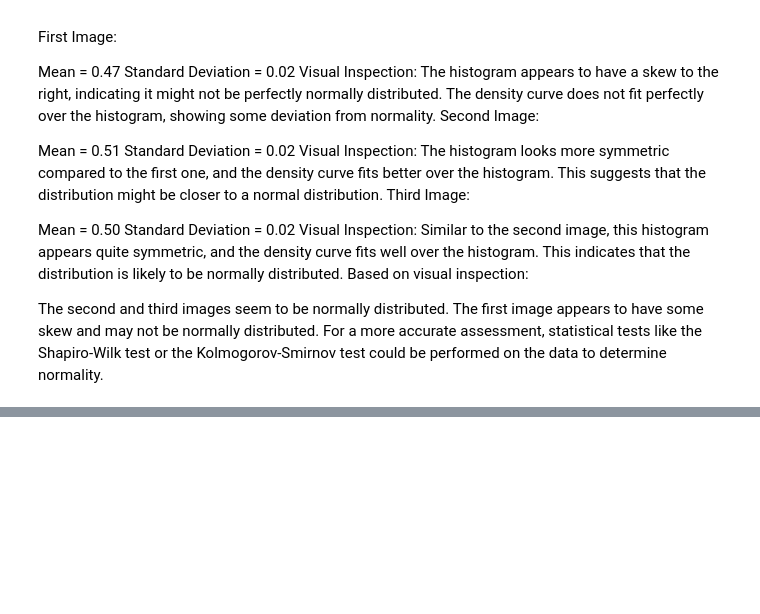
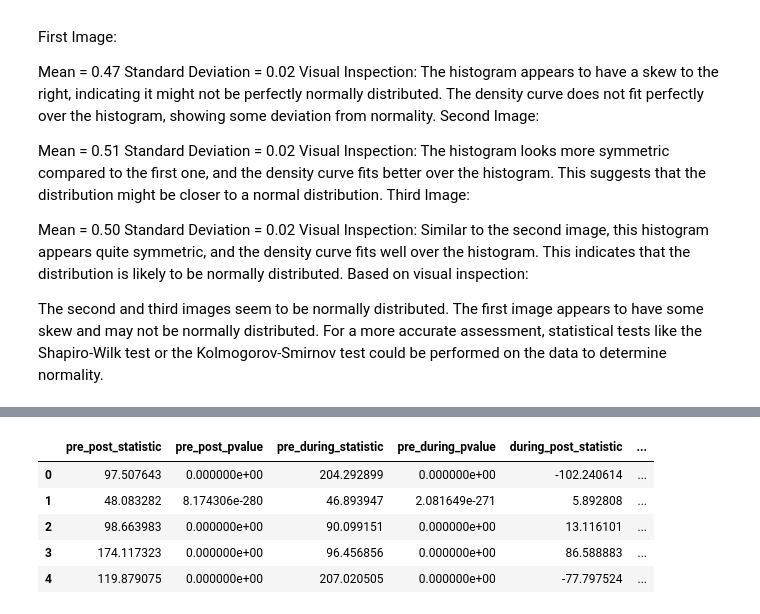
Before and after one commit to SoroushZiaee/vielight_close_loop, a Jupyter notebook: notebooks/permutation_analysis.ipynb, the cells around one changed output, grey strips where cells are left out. Drawn from its saved outputs; the diff is of its cells as text; code cells hidden in the pictures; blank space fills up the shorter version.

```diff
--- a/notebooks/permutation_analysis.ipynb
+++ b/notebooks/permutation_analysis.ipynb
@@ -391,0 +267,43 @@ only using indices for lower-triangular matrix
+# %%
+import os
+import pickle
+import pandas as pd
+from glob import glob
+
+def load_pickle_file(filename):
+    with open(filename, 'rb') as f:
+        return pickle.load(f)
+
+
+def process_pickle_files(directory, pattern='permutation_results_*.pkl'):
+    all_data = []
+
+    # Get all matching pickle files in the directory
+    pickle_files = glob(os.path.join(directory, pattern))
+
+    for file in pickle_files:
+        data = load_pickle_file(file)
+        for item in data:
+            flattened_item = {}
+            for key, value in item.items():
+                if isinstance(value, tuple):
+                    flattened_item[f'{key}_statistic'] = value[0]
+                    flattened_item[f'{key}_pvalue'] = value[1]
+                else:
+                    flattened_item[key] = value
+            flattened_item['source_file'] = os.path.basename(file)
+            all_data.append(flattened_item)
+
+    return pd.DataFrame(all_data)
+
+directory = "/Users/soroush/Documents/Code/freelance-project/vielight/vielight_close_loop/results/permutation_conditions"
+df = process_pickle_files(directory)
+# %%
+df.head()
+# %% [output]
+|  | pre_post_statistic | pre_post_pvalue | pre_during_statistic | pre_during_pvalue | during_post_statistic | ... |
+| 0 | 97.507643 | 0.000000e+00 | 204.292899 | 0.000000e+00 | -102.240614 | ... |
+| 1 | 48.083282 | 8.174306e-280 | 46.893947 | 2.081649e-271 | 5.892808 | ... |
+| 2 | 98.663983 | 0.000000e+00 | 90.099151 | 0.000000e+00 | 13.116101 | ... |
+| 3 | 174.117323 | 0.000000e+00 | 96.456856 | 0.000000e+00 | 86.588883 | ... |
+| 4 | 119.879075 | 0.000000e+00 | 207.020505 | 0.000000e+00 | -77.797524 | ... |
```
Also changed, not shown: parts of 9 cells of this notebook, 1 other file.
